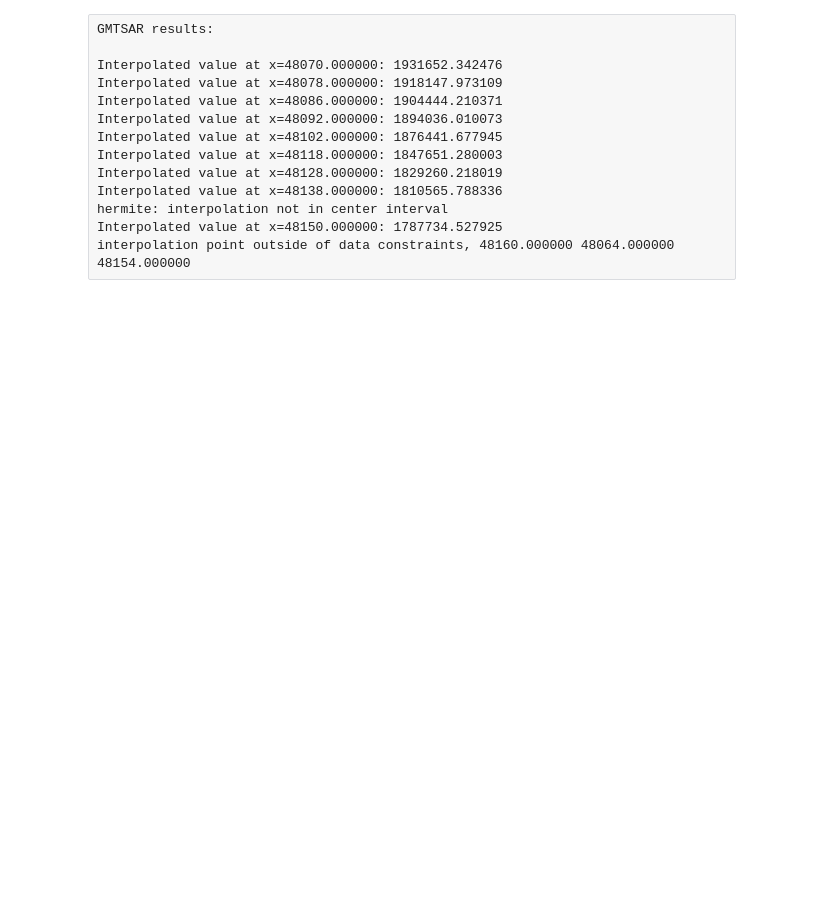
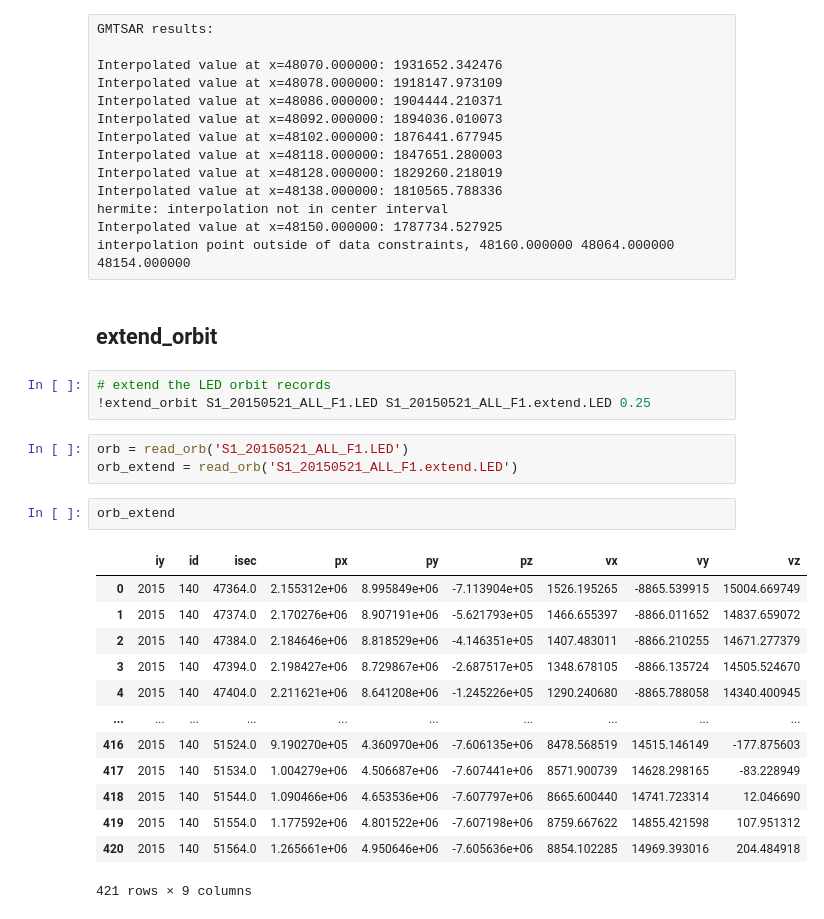
Before and after one commit to AlexeyPechnikov/pygmtsar, a Jupyter notebook: todo/orbit/read_orb_hermite.ipynb, the cells around one changed output. Saved outputs shown, nothing was run; the diff lists cells and outputs as text; blank space fills up the shorter version.

```diff
--- a/todo/orbit/read_orb_hermite.ipynb
+++ b/todo/orbit/read_orb_hermite.ipynb
@@ -137,3 +137,27 @@ Interpolated value at x=48138.000000: 1810565.788336
 hermite: interpolation not in center interval
 Interpolated value at x=48150.000000: 1787734.527925
 interpolation point outside of data constraints, 48160.000000 48064.000000 48154.000000
+# %% [markdown]
+## extend_orbit
+# %%
+# extend the LED orbit records
+!extend_orbit S1_20150521_ALL_F1.LED S1_20150521_ALL_F1.extend.LED 0.25
+# %%
+orb = read_orb('S1_20150521_ALL_F1.LED')
+orb_extend = read_orb('S1_20150521_ALL_F1.extend.LED')
+# %%
+orb_extend
+# %% [output]
+|  | iy | id | isec | px | py | pz | vx | vy | vz |
+| 0 | 2015 | 140 | 47364.0 | 2.155312e+06 | 8.995849e+06 | -7.113904e+05 | 1526.195265 | -8865.539915 | 15004.669749 |
+| 1 | 2015 | 140 | 47374.0 | 2.170276e+06 | 8.907191e+06 | -5.621793e+05 | 1466.655397 | -8866.011652 | 14837.659072 |
+| 2 | 2015 | 140 | 47384.0 | 2.184646e+06 | 8.818529e+06 | -4.146351e+05 | 1407.483011 | -8866.210255 | 14671.277379 |
+| 3 | 2015 | 140 | 47394.0 | 2.198427e+06 | 8.729867e+06 | -2.687517e+05 | 1348.678105 | -8866.135724 | 14505.524670 |
+| 4 | 2015 | 140 | 47404.0 | 2.211621e+06 | 8.641208e+06 | -1.245226e+05 | 1290.240680 | -8865.788058 | 14340.400945 |
+| ... | ... | ... | ... | ... | ... | ... | ... | ... | ... |
+| 416 | 2015 | 140 | 51524.0 | 9.190270e+05 | 4.360970e+06 | -7.606135e+06 | 8478.568519 | 14515.146149 | -177.875603 |
+| 417 | 2015 | 140 | 51534.0 | 1.004279e+06 | 4.506687e+06 | -7.607441e+06 | 8571.900739 | 14628.298165 | -83.228949 |
+| 418 | 2015 | 140 | 51544.0 | 1.090466e+06 | 4.653536e+06 | -7.607797e+06 | 8665.600440 | 14741.723314 | 12.046690 |
+| 419 | 2015 | 140 | 51554.0 | 1.177592e+06 | 4.801522e+06 | -7.607198e+06 | 8759.667622 | 14855.421598 | 107.951312 |
+| 420 | 2015 | 140 | 51564.0 | 1.265661e+06 | 4.950646e+06 | -7.605636e+06 | 8854.102285 | 14969.393016 | 204.484918 |
+421 rows × 9 columns
```
Also changed, not shown: parts of 7 cells of this notebook, 1 other file.
